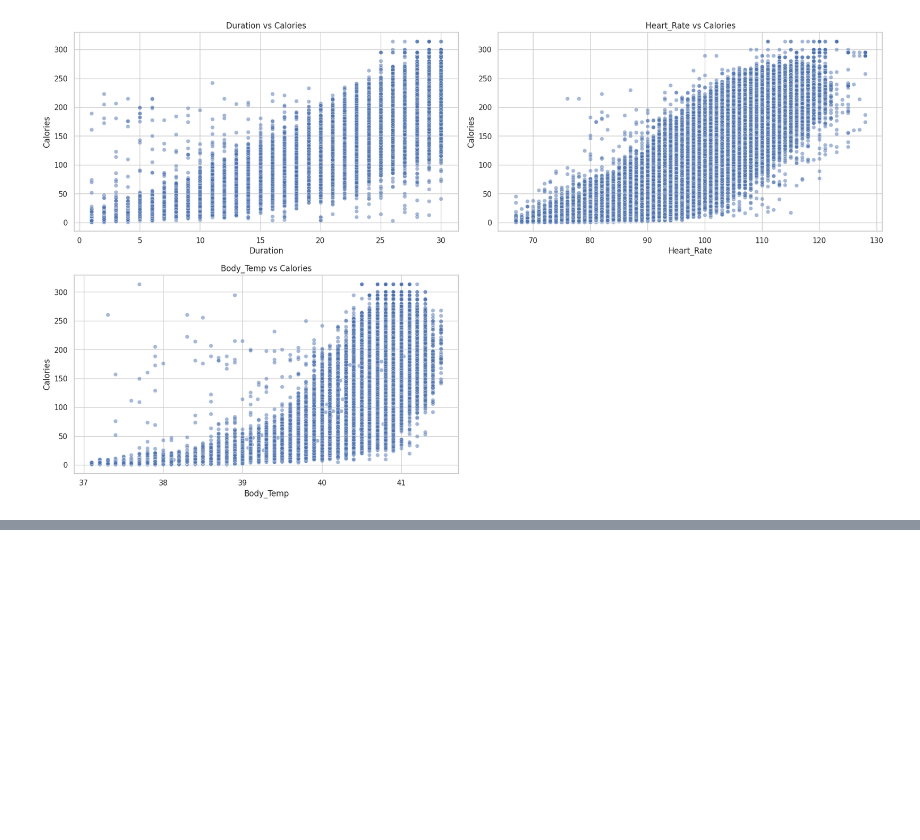
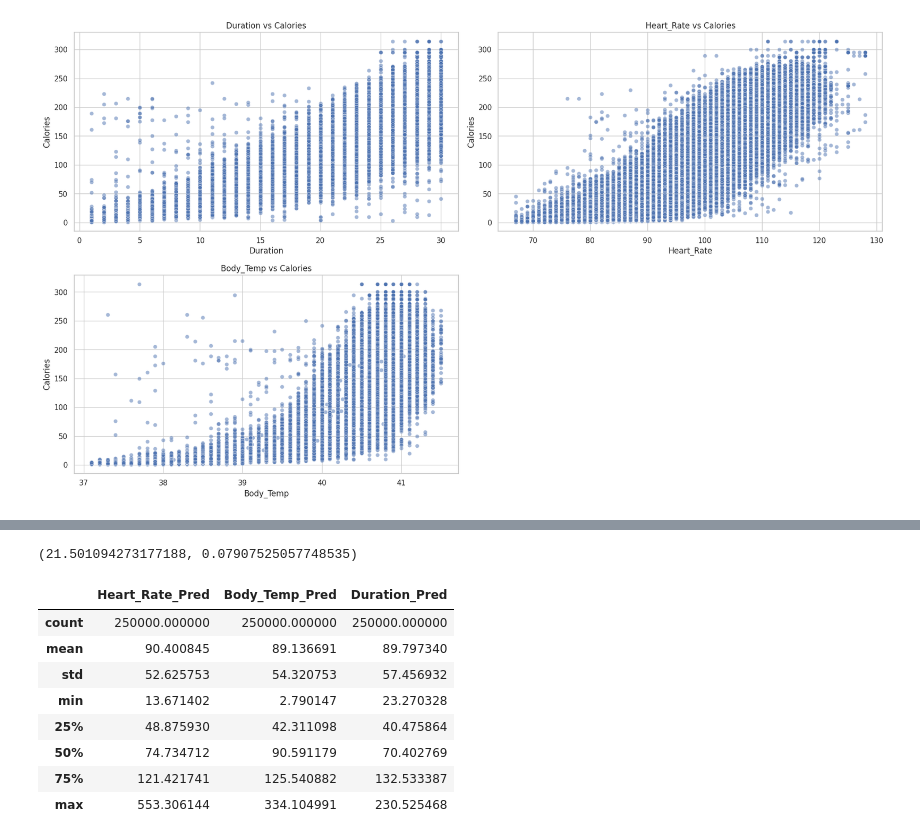
Before and after one commit to sh4gen/Kaggle-S5E5-PCE, a Jupyter notebook: ika/linear.ipynb, the cells around one changed output, grey strips where cells are left out. Drawn from its saved outputs; the diff is of its cells as text; code cells hidden in the pictures; blank space fills up the shorter version.

```diff
--- a/ika/linear.ipynb
+++ b/ika/linear.ipynb
@@ -307,13 +204,28 @@ KeyboardInterrupt:
-# %%
-
-val_preds = pd.DataFrame()
-
-for feature_name in ['Heart_Rate', 'Body_Temp', 'Duration']:
-    a, b = submodel_params.get(feature_name, (0, 0))
-    val_preds[f"{feature_name}_Pred"] = exponential_func(X_val[feature_name], a, b)
-
-val_meta_features = pd.concat([val_preds, X_val], axis=1)
-
-final_preds = meta_model.predict(val_meta_features)
-
-print(f"\nMeta Model R²: {r2_score(y_val, final_preds):.4f}")
+# %%
+def predict_exponential(feature_values, params):
+    a, b = params
+    return a * np.exp(b * feature_values)
+# %%
+Heart_Rate_Params = submodel_params.get('Heart_Rate', 0),
+Body_Temp_Params = submodel_params.get('Body_Temp', 0),
+Duration_Params = submodel_params.get('Duration', 0)
+#test_df.drop("id",axis=1,inplace=True)
+
+meta_tests = pd.DataFrame({
+    'Heart_Rate_Pred': predict_exponential(test_df["Heart_Rate"],Heart_Rate_Params[0]),
+    'Body_Temp_Pred': predict_exponential(test_df["Body_Temp"],Body_Temp_Params[0]),
+    'Duration_Pred': predict_exponential(test_df["Duration"],Duration_Params),
+})
+
+meta_tests.describe()
+# %% [output]
+(21.501094273177188, 0.07907525057748535)
+|  | Heart_Rate_Pred | Body_Temp_Pred | Duration_Pred |
+| count | 250000.000000 | 250000.000000 | 250000.000000 |
+| mean | 90.400845 | 89.136691 | 89.797340 |
+| std | 52.625753 | 54.320753 | 57.456932 |
+| min | 13.671402 | 2.790147 | 23.270328 |
+| 25% | 48.875930 | 42.311098 | 40.475864 |
+| 50% | 74.734712 | 90.591179 | 70.402769 |
+| 75% | 121.421741 | 125.540882 | 132.533387 |
+| max | 553.306144 | 334.104991 | 230.525468 |
```
Also changed, not shown: parts of 5 cells of this notebook, 12 other files.
